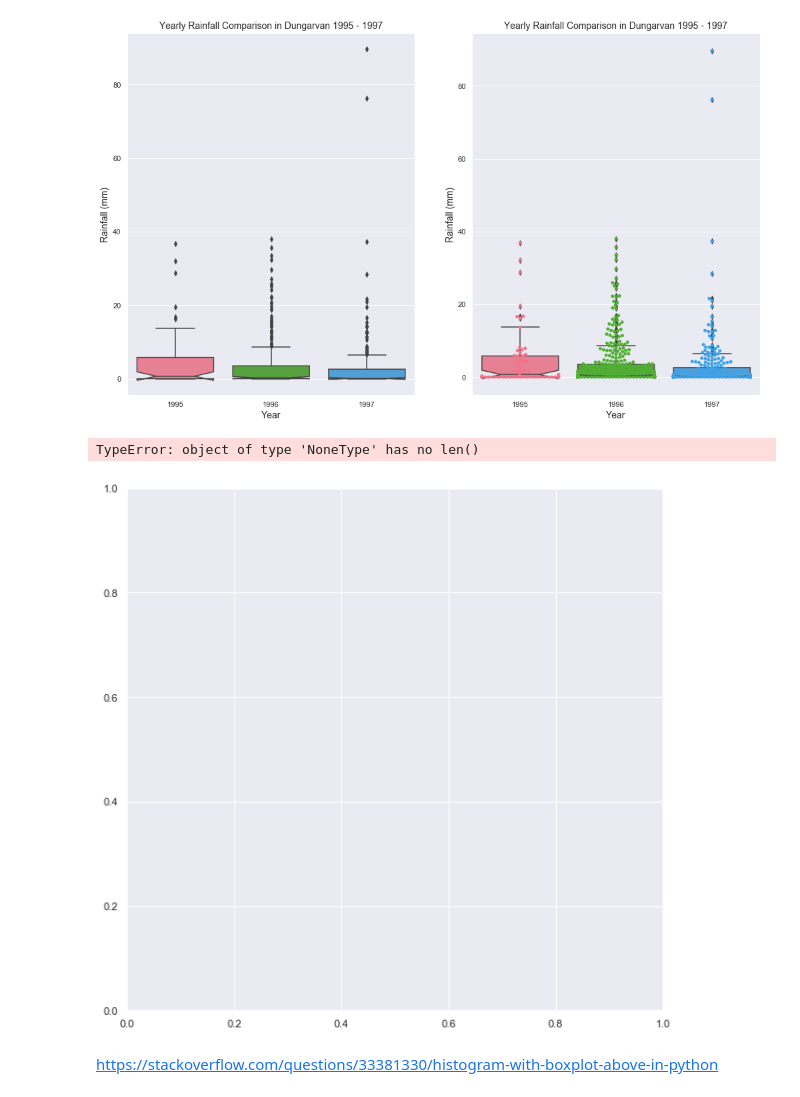
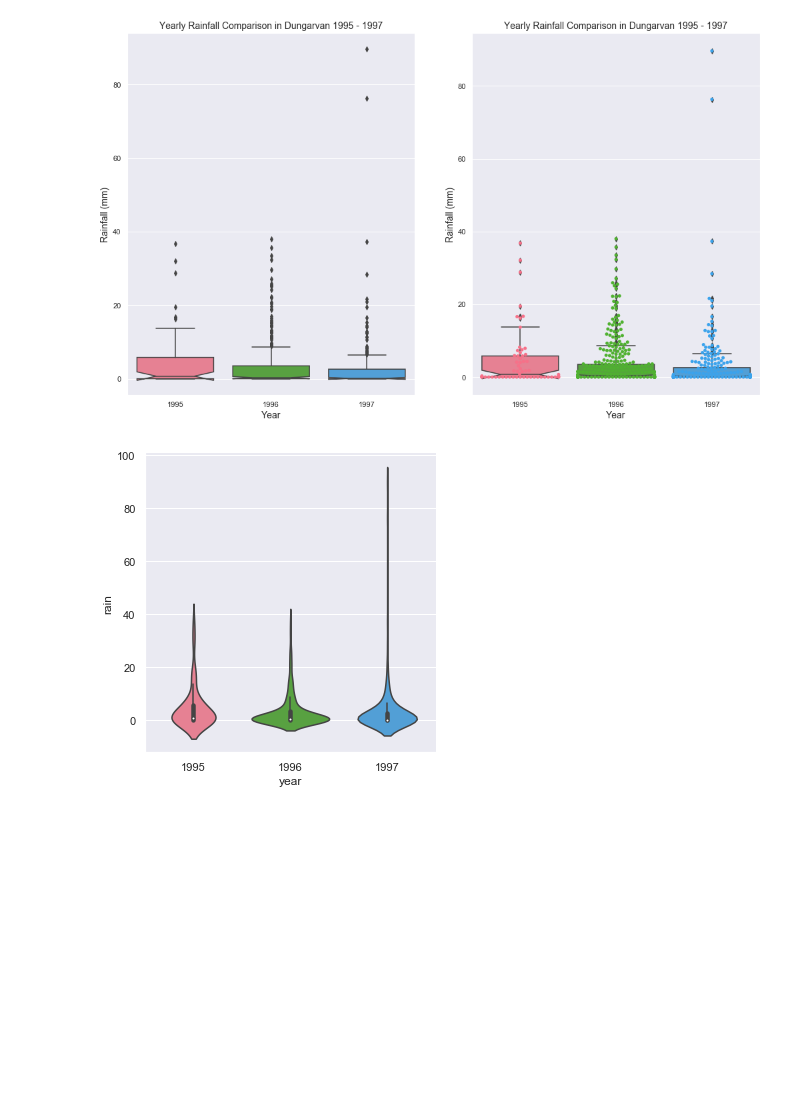
Before and after one commit to RitRa/Box-Plot-Project, a Jupyter notebook: Box Plot Project.ipynb, the cells around one changed output. Drawn from its saved outputs; the diff is of its cells as text; code cells hidden in the pictures; blank space fills up the shorter version.

Commit message:
adding catplot

```diff
--- a/Box Plot Project.ipynb
+++ b/Box Plot Project.ipynb
@@ -464,16 +470,3 @@ plot2.set_xlabel('Year',fontsize=14)
 plt.show()
 # %% [output]
 [figure]
-# %%
-%matplotlib inline
-
-fig, ax = plt.subplots()
-fig.set_size_inches((10,10))
-
-# Add notch
-ax = sns.catplot(x = df['year'], y = df['rain'])
-# %% [output]
-TypeError: object of type 'NoneType' has no len()
-[figure, removed]
-# %% [markdown]
-https://stackoverflow.com/questions/33381330/histogram-with-boxplot-above-in-python
@@ -492,3 +473,8 @@ sns.despine(ax=ax_box, left=True)
+# %%
+# https://seaborn.pydata.org/generated/seaborn.catplot.html
+g = sns.catplot(x="year", y="rain",  data=df, kind="violin")
+# %% [output]
+[figure, added]
 # %% [markdown]
 # References
 
```
Also changed, not shown: parts of 8 cells of this notebook.
